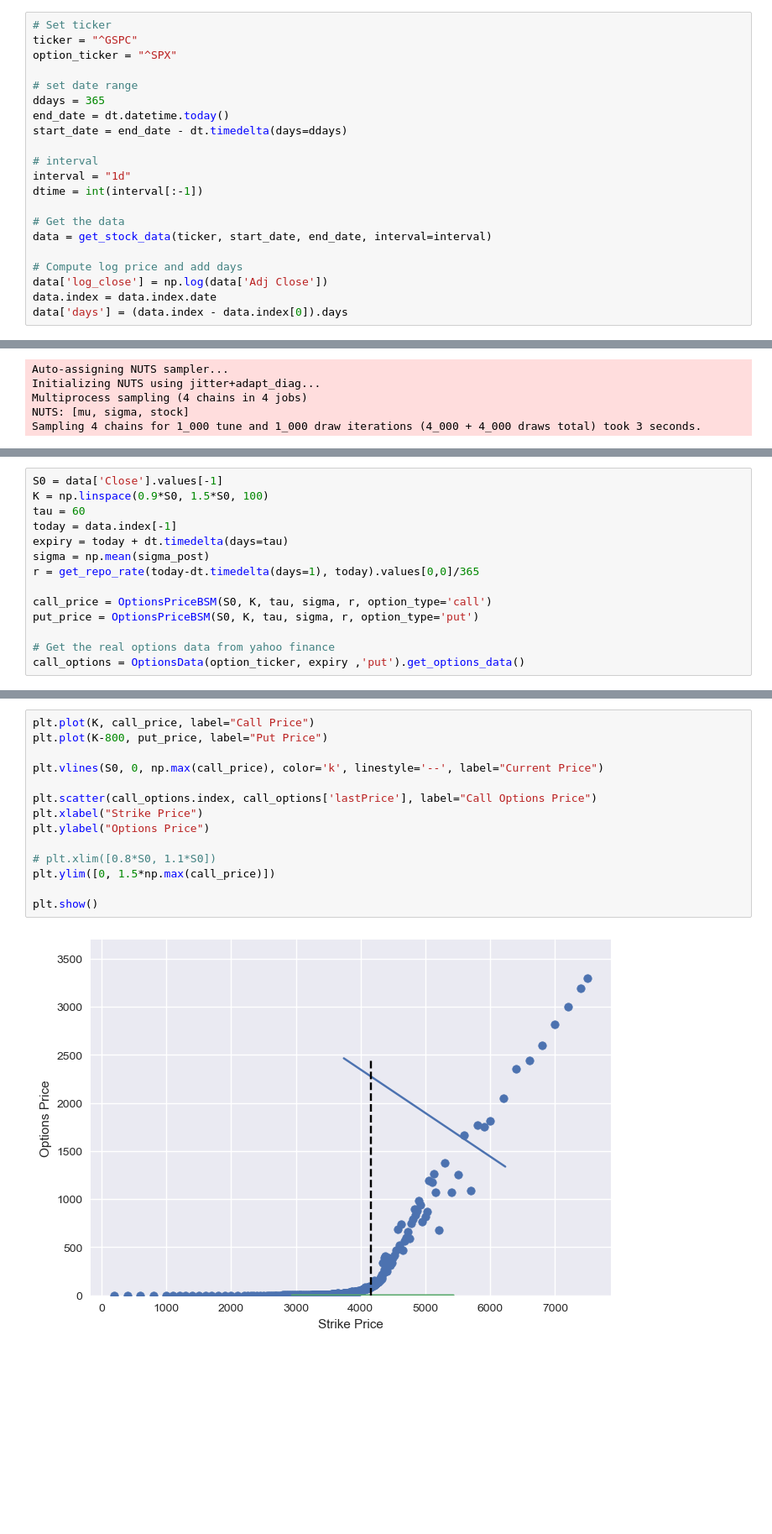
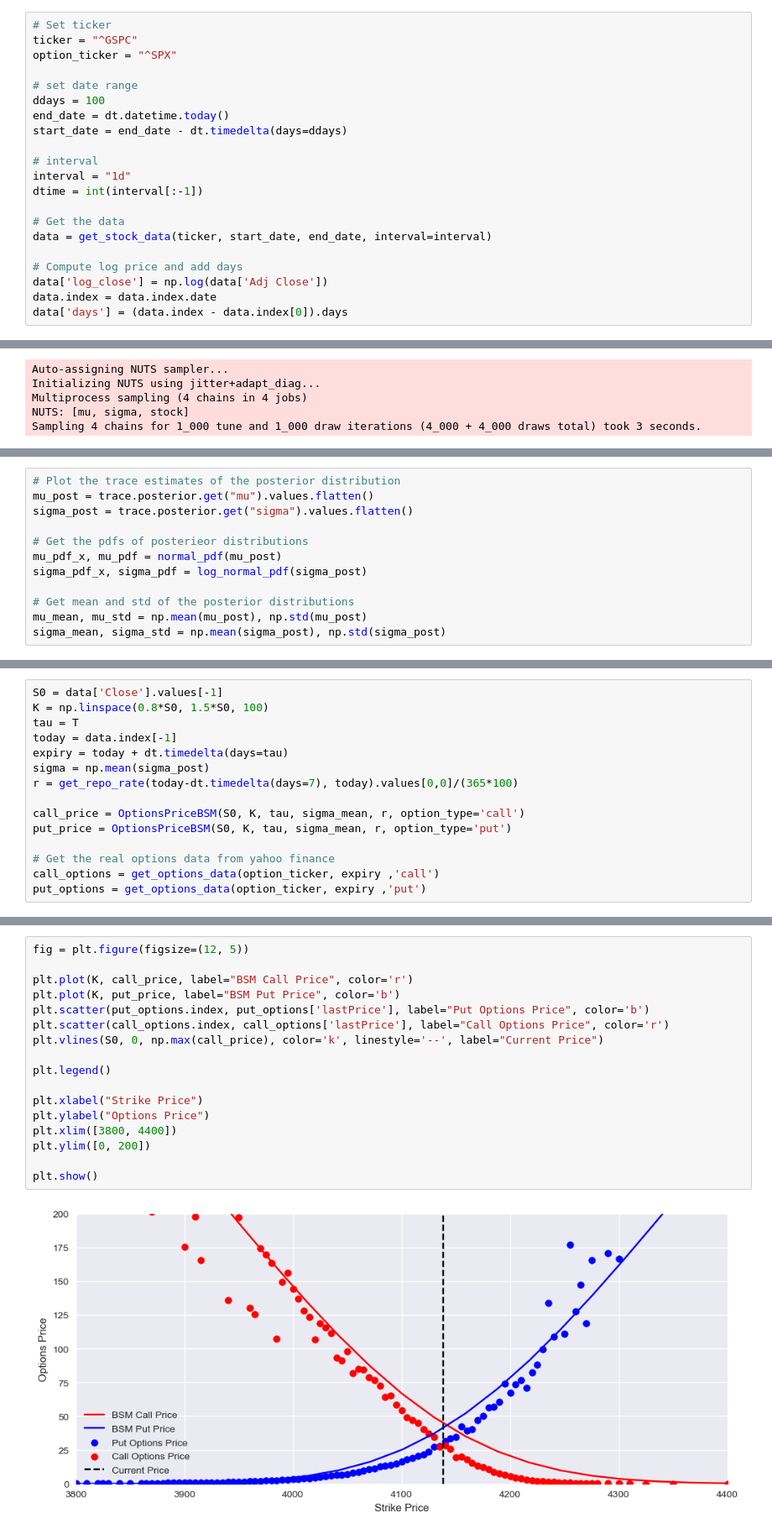
Before and after one commit to mikeal888/Hedging_API, a Jupyter notebook: main.ipynb, the cells around one changed output, grey strips where cells are left out. Shown at 84% size. Saved outputs shown, nothing was run; the diff lists cells and outputs as text; blank space fills up the shorter version.

```diff
--- a/main.ipynb
+++ b/main.ipynb
@@ -33,7 +33,7 @@ ticker = "^GSPC"
 option_ticker = "^SPX"
 
 # set date range
-ddays = 365
+ddays = 100
 end_date = dt.datetime.today()
 start_date = end_date - dt.timedelta(days=ddays)
 
@@ -90 +100,13 @@ Sampling 4 chains for 1_000 tune and 1_000 draw iterations (4_000 + 4_000 draws
+# %%
+# Plot the trace estimates of the posterior distribution
+mu_post = trace.posterior.get("mu").values.flatten()
+sigma_post = trace.posterior.get("sigma").values.flatten()
+
+# Get the pdfs of posterieor distributions
+mu_pdf_x, mu_pdf = normal_pdf(mu_post)
+sigma_pdf_x, sigma_pdf = log_normal_pdf(sigma_post)
+
+# Get mean and std of the posterior distributions
+mu_mean, mu_std = np.mean(mu_post), np.std(mu_post)
+sigma_mean, sigma_std = np.mean(sigma_post), np.std(sigma_post)
 # %%
@@ -153,14 +182,15 @@ $$
 # %%
 S0 = data['Close'].values[-1]
-K = np.linspace(0.9*S0, 1.5*S0, 100)
-tau = 60
+K = np.linspace(0.8*S0, 1.5*S0, 100)
+tau = T
 today = data.index[-1]
 expiry = today + dt.timedelta(days=tau)
 sigma = np.mean(sigma_post)
-r = get_repo_rate(today-dt.timedelta(days=1), today).values[0,0]/365
+r = get_repo_rate(today-dt.timedelta(days=7), today).values[0,0]/(365*100)
 
-call_price = OptionsPriceBSM(S0, K, tau, sigma, r, option_type='call')
-put_price = OptionsPriceBSM(S0, K, tau, sigma, r, option_type='put')
+call_price = OptionsPriceBSM(S0, K, tau, sigma_mean, r, option_type='call')
+put_price = OptionsPriceBSM(S0, K, tau, sigma_mean, r, option_type='put')
 
 # Get the real options data from yahoo finance
-call_options = OptionsData(option_ticker, expiry ,'put').get_options_data()
+call_options = get_options_data(option_ticker, expiry ,'call')
+put_options = get_options_data(option_ticker, expiry ,'put')
@@ -172,16 +197,19 @@ Using expirey date: 2023-06-16
 # %%
-plt.plot(K, call_price, label="Call Price")
-plt.plot(K-800, put_price, label="Put Price")
+fig = plt.figure(figsize=(12, 5))
 
+plt.plot(K, call_price, label="BSM Call Price", color='r')
+plt.plot(K, put_price, label="BSM Put Price", color='b')
+plt.scatter(put_options.index, put_options['lastPrice'], label="Put Options Price", color='b')
+plt.scatter(call_options.index, call_options['lastPrice'], label="Call Options Price", color='r')
 plt.vlines(S0, 0, np.max(call_price), color='k', linestyle='--', label="Current Price")
 
-plt.scatter(call_options.index, call_options['lastPrice'], label="Call Options Price")
+plt.legend()
+
 plt.xlabel("Strike Price")
 plt.ylabel("Options Price")
-
-# plt.xlim([0.8*S0, 1.1*S0])
-plt.ylim([0, 1.5*np.max(call_price)])
+plt.xlim([3800, 4400])
+plt.ylim([0, 200])
 
 plt.show()
 # %% [output]
-[figure, old version]
+[figure, new version]
```
Also changed, not shown: parts of 19 cells of this notebook, 3 other files.
